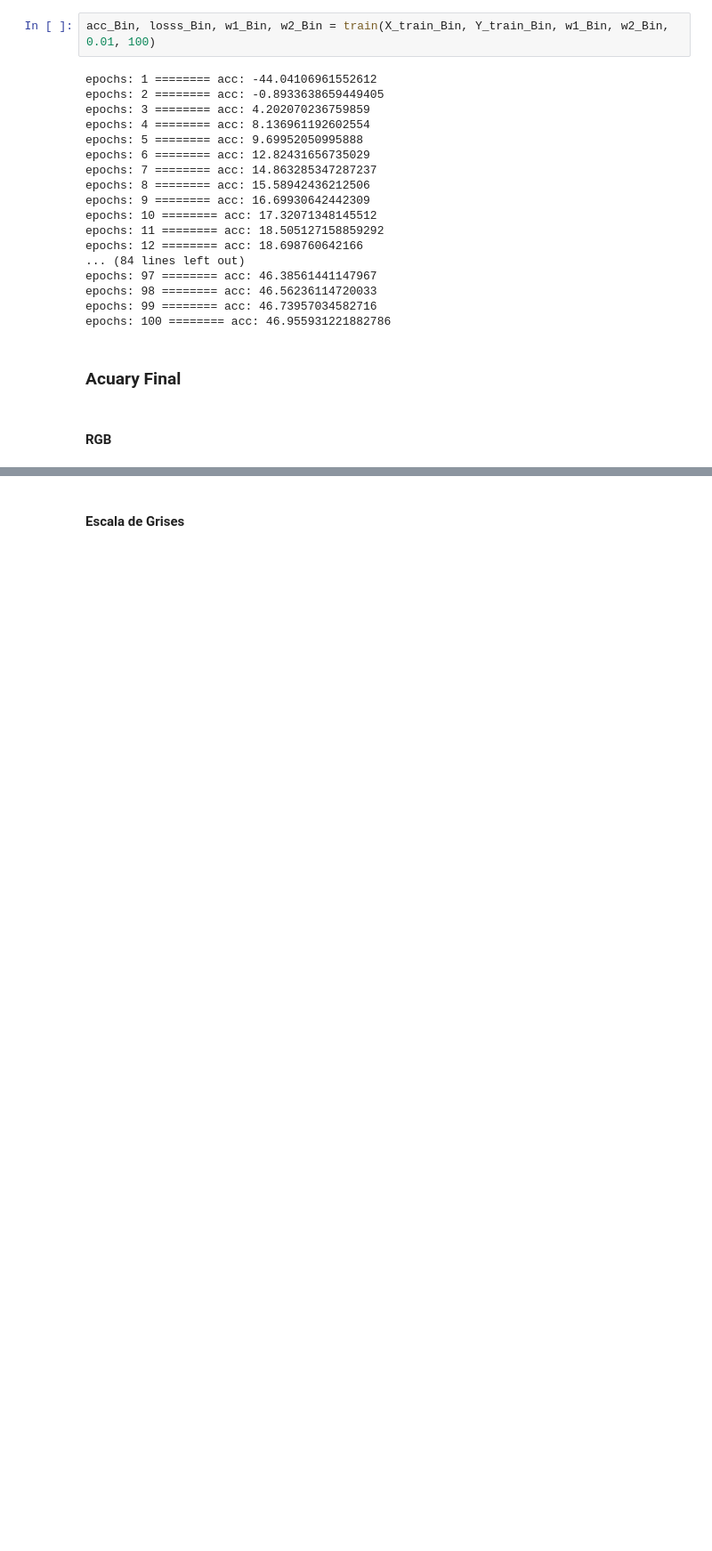
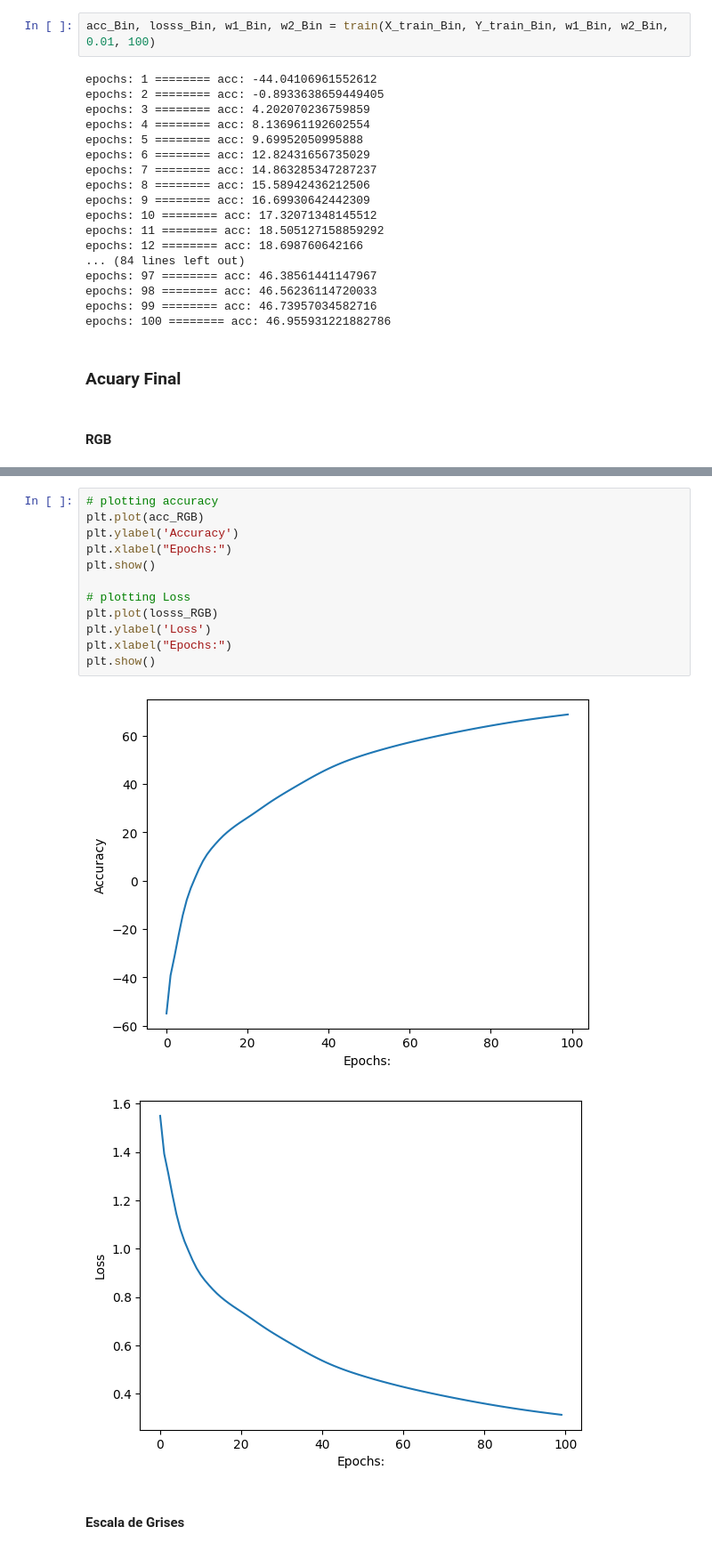
Before and after one commit to AcerejaAMS/RedNeuronal_Basica, a Jupyter notebook: Practica.ipynb, the cells around one changed output, grey strips where cells are left out. Shown at 89% size. Cells and saved outputs as stored; diff of their text form; blank space fills up the shorter version.

```diff
--- a/Practica.ipynb
+++ b/Practica.ipynb
@@ -314,3 +320,18 @@ print(real)
+# %%
+# plotting accuracy
+plt.plot(acc_RGB)
+plt.ylabel('Accuracy')
+plt.xlabel("Epochs:")
+plt.show()
+
+# plotting Loss
+plt.plot(losss_RGB)
+plt.ylabel('Loss')
+plt.xlabel("Epochs:")
+plt.show()
+# %% [output]
+[figure, added]
+[figure, added]
 # %% [markdown]
 #### Escala de Grises
 # %%
```
Also changed, not shown: parts of 6 cells of this notebook, 1 other file.
